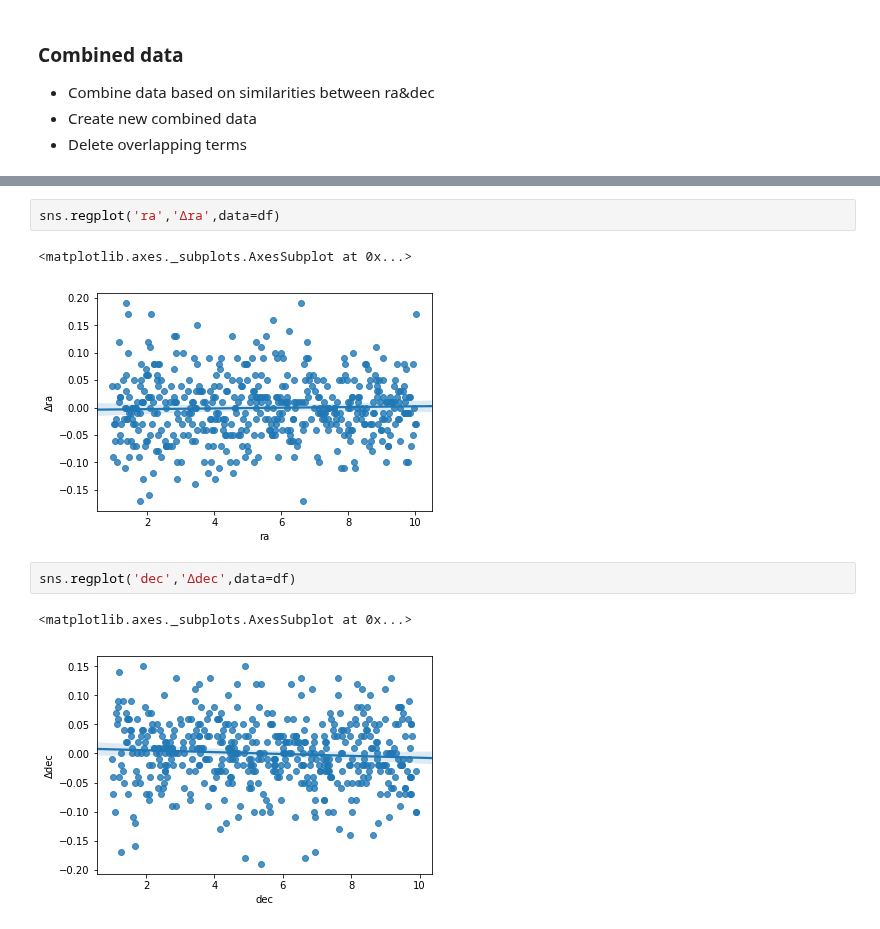
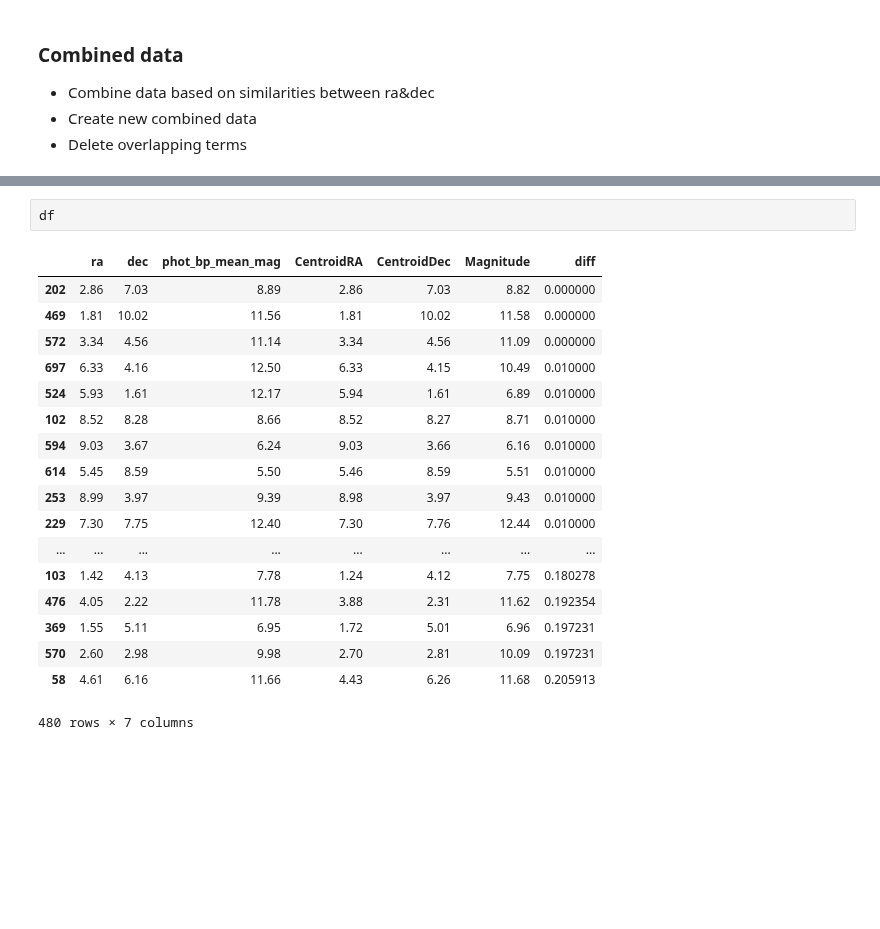
Before and after one commit to oliang2000/yerkes-plate-digitization, a Jupyter notebook: DataMatching.ipynb, the cells around one changed output, grey strips where cells are left out. Drawn from its saved outputs; the diff is of its cells as text; blank space fills up the shorter version.

```diff
--- a/DataMatching.ipynb
+++ b/DataMatching.ipynb
@@ -90,10 +112,21 @@ sns.distplot(df['diff'])
-# %%
-sns.regplot('ra','Δra',data=df)
-# %% [output]
-<matplotlib.axes._subplots.AxesSubplot at 0x...>
-[figure, removed]
-# %%
-sns.regplot('dec','Δdec',data=df)
-# %% [output]
-<matplotlib.axes._subplots.AxesSubplot at 0x...>
-[figure, removed]
+# %%
+df
+# %% [output]
+|  | ra | dec | phot_bp_mean_mag | CentroidRA | CentroidDec | Magnitude | diff |
+| 202 | 2.86 | 7.03 | 8.89 | 2.86 | 7.03 | 8.82 | 0.000000 |
+| 469 | 1.81 | 10.02 | 11.56 | 1.81 | 10.02 | 11.58 | 0.000000 |
+| 572 | 3.34 | 4.56 | 11.14 | 3.34 | 4.56 | 11.09 | 0.000000 |
+| 697 | 6.33 | 4.16 | 12.50 | 6.33 | 4.15 | 10.49 | 0.010000 |
+| 524 | 5.93 | 1.61 | 12.17 | 5.94 | 1.61 | 6.89 | 0.010000 |
+| 102 | 8.52 | 8.28 | 8.66 | 8.52 | 8.27 | 8.71 | 0.010000 |
+| 594 | 9.03 | 3.67 | 6.24 | 9.03 | 3.66 | 6.16 | 0.010000 |
+| 614 | 5.45 | 8.59 | 5.50 | 5.46 | 8.59 | 5.51 | 0.010000 |
+| 253 | 8.99 | 3.97 | 9.39 | 8.98 | 3.97 | 9.43 | 0.010000 |
+| 229 | 7.30 | 7.75 | 12.40 | 7.30 | 7.76 | 12.44 | 0.010000 |
+| ... | ... | ... | ... | ... | ... | ... | ... |
+| 103 | 1.42 | 4.13 | 7.78 | 1.24 | 4.12 | 7.75 | 0.180278 |
+| 476 | 4.05 | 2.22 | 11.78 | 3.88 | 2.31 | 11.62 | 0.192354 |
+| 369 | 1.55 | 5.11 | 6.95 | 1.72 | 5.01 | 6.96 | 0.197231 |
+| 570 | 2.60 | 2.98 | 9.98 | 2.70 | 2.81 | 10.09 | 0.197231 |
+| 58 | 4.61 | 6.16 | 11.66 | 4.43 | 6.26 | 11.68 | 0.205913 |
+480 rows × 7 columns
```
Also changed, not shown: parts of 8 cells of this notebook.
